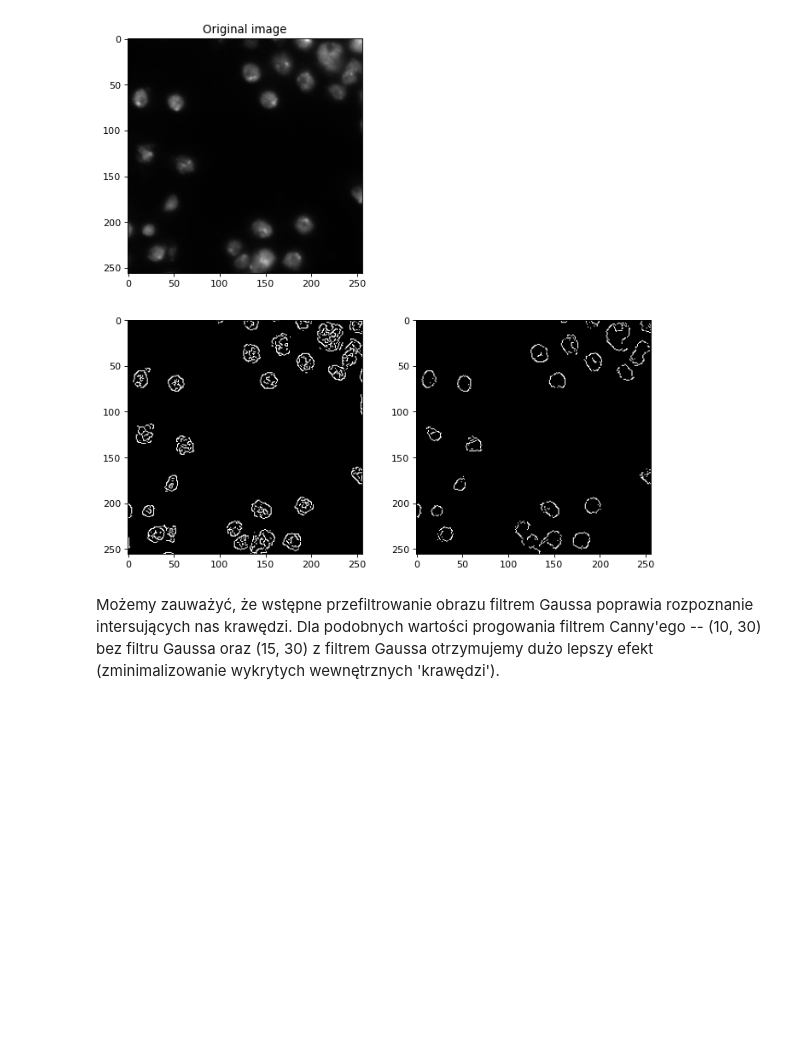
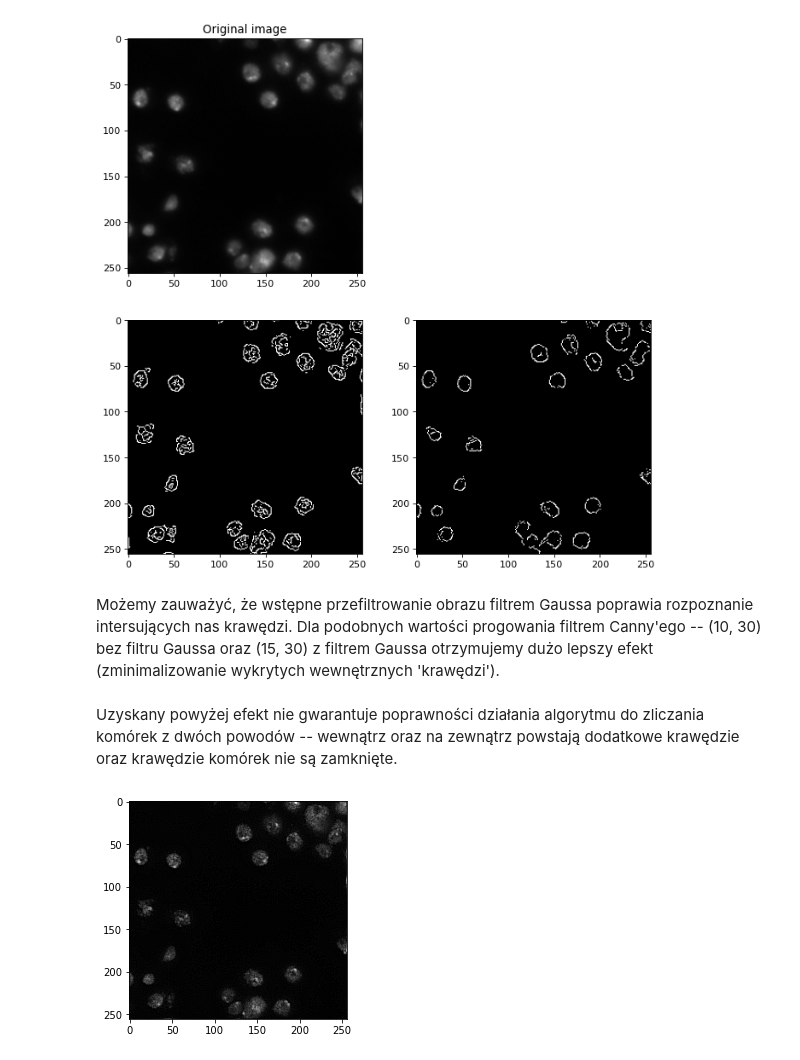
Before and after one commit to profjefer/biological-cells-counter, a Jupyter notebook: jupyter-notebooks/canny_filter.ipynb, the cells around one changed output. Drawn from its saved outputs; the diff is of its cells as text; code cells hidden in the pictures; blank space fills up the shorter version.

Commit message:
Added others attempts in order to obtain images with edges.

```diff
--- a/jupyter-notebooks/canny_filter.ipynb
+++ b/jupyter-notebooks/canny_filter.ipynb
@@ -145,3 +145,11 @@ show_image(cv2.Canny(gauss_3, 15, 30))
 [figure]
 # %% [markdown]
 Możemy zauważyć, że wstępne przefiltrowanie obrazu filtrem Gaussa poprawia rozpoznanie intersujących nas krawędzi. Dla podobnych wartości progowania filtrem Canny'ego -- (10, 30) bez filtru Gaussa oraz (15, 30) z filtrem Gaussa otrzymujemy dużo lepszy efekt (zminimalizowanie wykrytych wewnętrznych 'krawędzi').
+# %% [markdown]
+Uzyskany powyżej efekt nie gwarantuje poprawności działania algorytmu do zliczania komórek z dwóch powodów -- wewnątrz oraz na zewnątrz powstają dodatkowe krawędzie oraz krawędzie komórek nie są zamknięte.
+# %%
+kernel_3 = np.array([[-1, -1, -1],[-1, 9, -1],[-1, -1, -1]])
+sharpened_image = cv2.filter2D(image_1, -1, kernel_3)
+show_image(sharpened_image)
+# %% [output]
+[figure, added]
```
Also changed, not shown: parts of 9 cells of this notebook.
